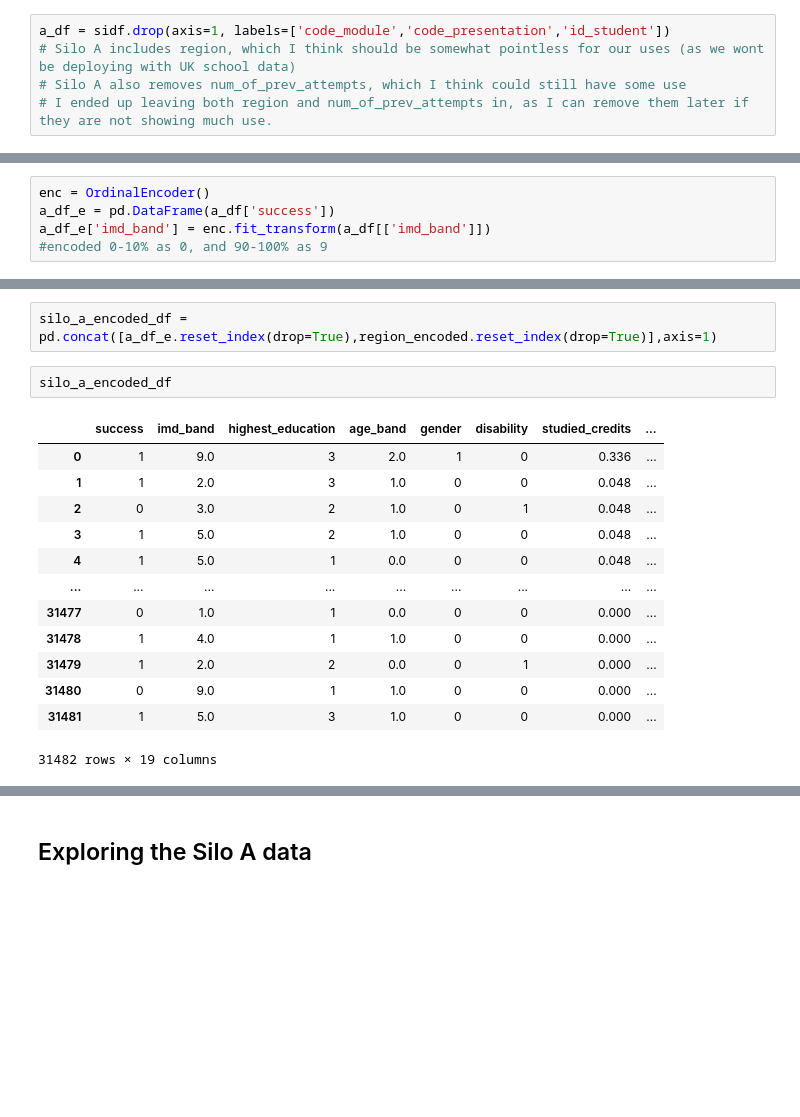
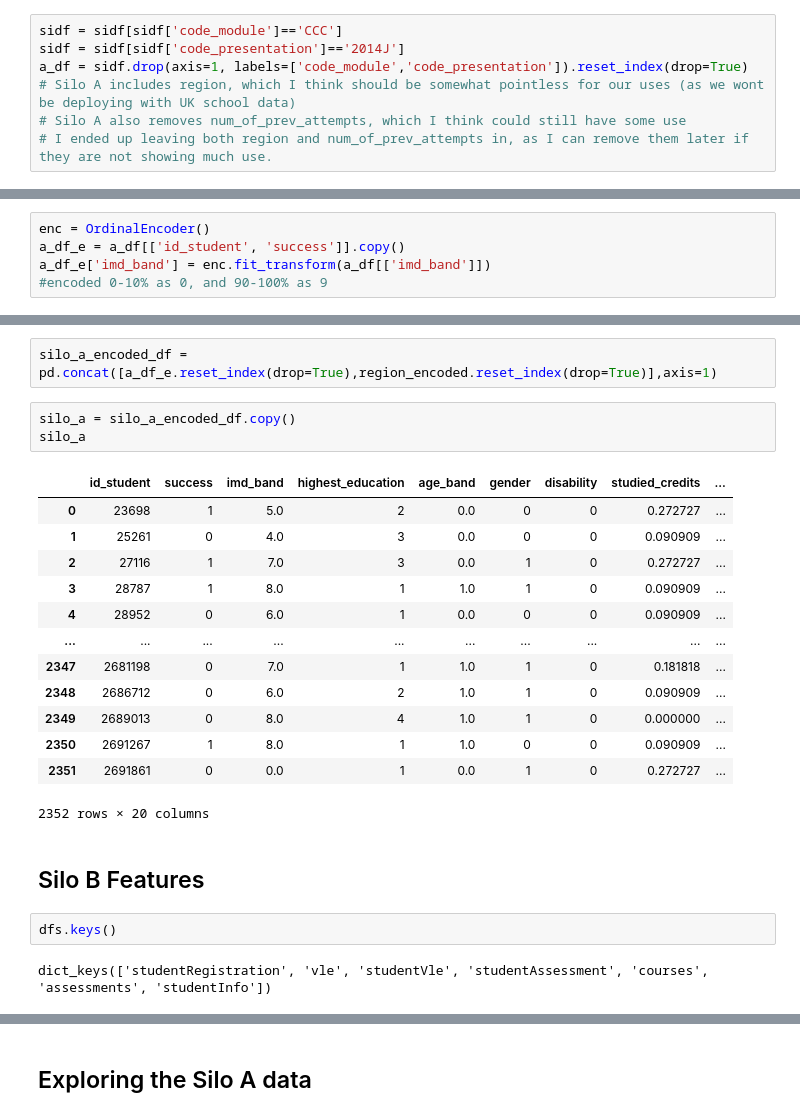
Before and after one commit to Peilong/JayQuery, a Jupyter notebook: notebooks/2026_05_20-EDA_Notebook-v1.ipynb, the cells around one changed output, grey strips where cells are left out. Saved outputs shown, nothing was run; the diff lists cells and outputs as text; blank space fills up the shorter version.

```diff
--- a/notebooks/2026_05_20-EDA_Notebook-v1.ipynb
+++ b/notebooks/2026_05_20-EDA_Notebook-v1.ipynb
@@ -531,7 +532,9 @@ Index(['code_module', 'code_presentation', 'id_student', 'gender', 'region',
        'studied_credits', 'disability', 'success'],
       dtype='object')
 # %%
-a_df = sidf.drop(axis=1, labels=['code_module','code_presentation','id_student'])
+sidf = sidf[sidf['code_module']=='CCC']
+sidf = sidf[sidf['code_presentation']=='2014J']
+a_df = sidf.drop(axis=1, labels=['code_module','code_presentation']).reset_index(drop=True)
 # Silo A includes region, which I think should be somewhat pointless for our uses (as we wont be deploying with UK school data)
 # Silo A also removes num_of_prev_attempts, which I think could still have some use
 # I ended up leaving both region and num_of_prev_attempts in, as I can remove them later if they are not showing much use.
@@ -549,6 +569,6 @@ from sklearn.preprocessing import OneHotEncoder
 from sklearn.preprocessing import MinMaxScaler
 # %%
 enc = OrdinalEncoder()
-a_df_e = pd.DataFrame(a_df['success'])
+a_df_e = a_df[['id_student', 'success']].copy()
 a_df_e['imd_band'] = enc.fit_transform(a_df[['imd_band']])
 #encoded 0-10% as 0, and 90-100% as 9
@@ -605,18 +641,25 @@ a_df_e['studied_credits'] = scaler.fit_transform(a_df[['studied_credits']])
 # %%
 silo_a_encoded_df = pd.concat([a_df_e.reset_index(drop=True),region_encoded.reset_index(drop=True)],axis=1)
 # %%
-silo_a_encoded_df
+silo_a = silo_a_encoded_df.copy()
+silo_a
 # %% [output]
-|  | success | imd_band | highest_education | age_band | gender | disability | studied_credits | ... |
-| 0 | 1 | 9.0 | 3 | 2.0 | 1 | 0 | 0.336 | ... |
-| 1 | 1 | 2.0 | 3 | 1.0 | 0 | 0 | 0.048 | ... |
-| 2 | 0 | 3.0 | 2 | 1.0 | 0 | 1 | 0.048 | ... |
-| 3 | 1 | 5.0 | 2 | 1.0 | 0 | 0 | 0.048 | ... |
-| 4 | 1 | 5.0 | 1 | 0.0 | 0 | 0 | 0.048 | ... |
-| ... | ... | ... | ... | ... | ... | ... | ... | ... |
-| 31477 | 0 | 1.0 | 1 | 0.0 | 0 | 0 | 0.000 | ... |
-| 31478 | 1 | 4.0 | 1 | 1.0 | 0 | 0 | 0.000 | ... |
-| 31479 | 1 | 2.0 | 2 | 0.0 | 0 | 1 | 0.000 | ... |
-| 31480 | 0 | 9.0 | 1 | 1.0 | 0 | 0 | 0.000 | ... |
-| 31481 | 1 | 5.0 | 3 | 1.0 | 0 | 0 | 0.000 | ... |
+|  | id_student | success | imd_band | highest_education | age_band | gender | disability | studied_credits | ... |
+| 0 | 23698 | 1 | 5.0 | 2 | 0.0 | 0 | 0 | 0.272727 | ... |
+| 1 | 25261 | 0 | 4.0 | 3 | 0.0 | 0 | 0 | 0.090909 | ... |
+| 2 | 27116 | 1 | 7.0 | 3 | 0.0 | 1 | 0 | 0.272727 | ... |
+| 3 | 28787 | 1 | 8.0 | 1 | 1.0 | 1 | 0 | 0.090909 | ... |
+| 4 | 28952 | 0 | 6.0 | 1 | 0.0 | 0 | 0 | 0.090909 | ... |
+| ... | ... | ... | ... | ... | ... | ... | ... | ... | ... |
+| 2347 | 2681198 | 0 | 7.0 | 1 | 1.0 | 1 | 0 | 0.181818 | ... |
+| 2348 | 2686712 | 0 | 6.0 | 2 | 1.0 | 1 | 0 | 0.090909 | ... |
+| 2349 | 2689013 | 0 | 8.0 | 4 | 1.0 | 1 | 0 | 0.000000 | ... |
+| 2350 | 2691267 | 1 | 8.0 | 1 | 1.0 | 0 | 0 | 0.090909 | ... |
+| 2351 | 2691861 | 0 | 0.0 | 1 | 0.0 | 1 | 0 | 0.272727 | ... |
-31482 rows × 19 columns
+2352 rows × 20 columns
+# %% [markdown]
+## Silo B Features
+# %%
+dfs.keys()
+# %% [output]
+dict_keys(['studentRegistration', 'vle', 'studentVle', 'studentAssessment', 'courses', 'assessments', 'studentInfo'])
```
Also changed, not shown: parts of 23 cells of this notebook, 1 other file.
